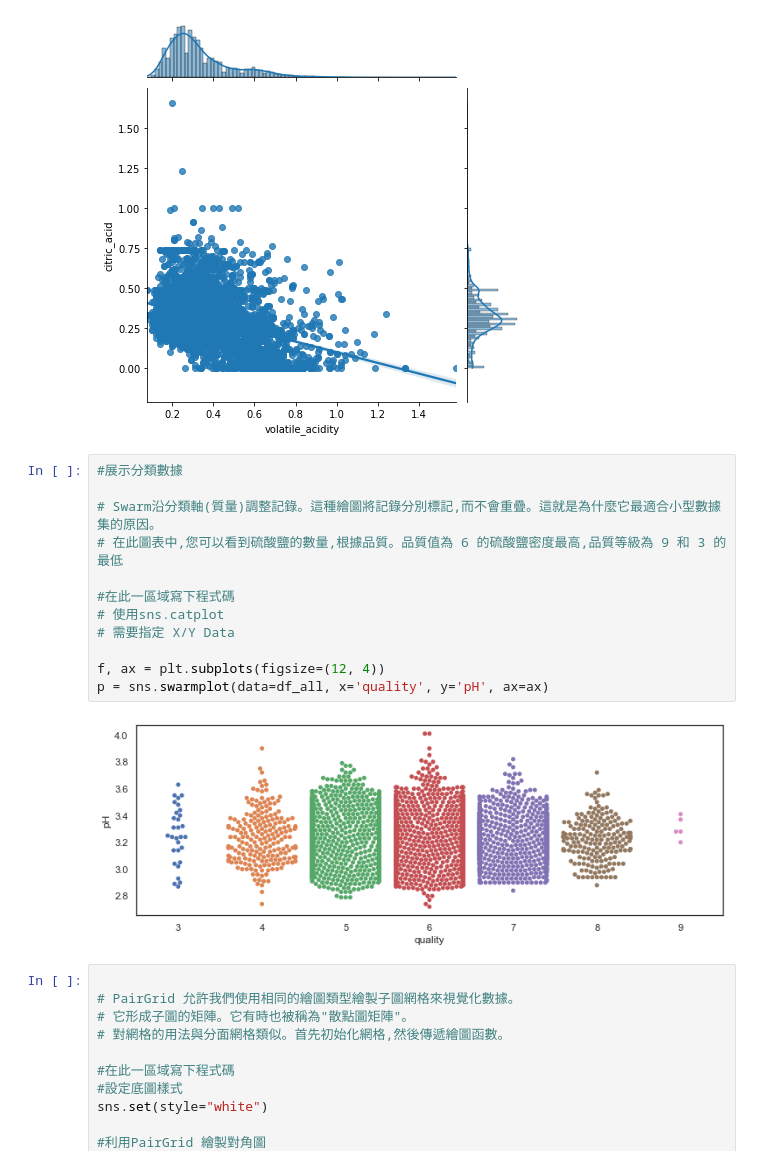
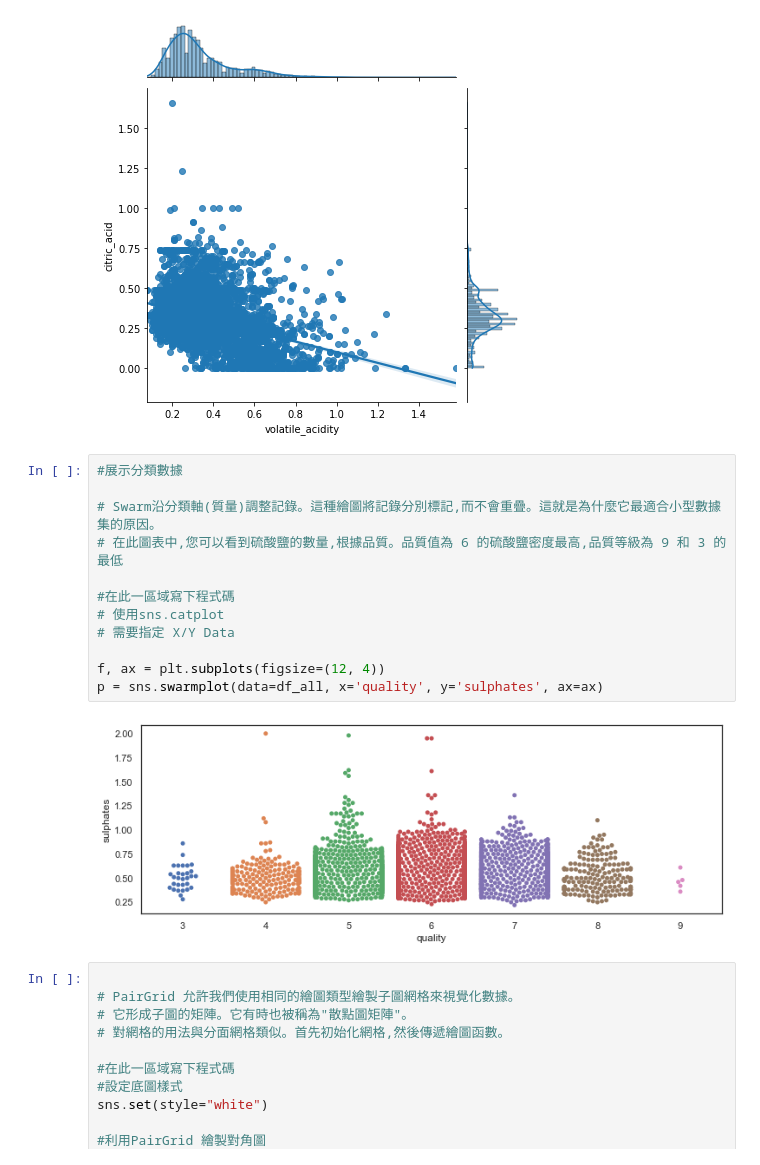
Before and after one commit to mannydu107/Python-homework-, a Jupyter notebook: D22 homework.ipynb, the cells around one changed output. Cells and saved outputs as stored; diff of their text form.

```diff
--- a/D22 homework.ipynb
+++ b/D22 homework.ipynb
@@ -166,17 +166,17 @@ c = sns.jointplot("volatile_acidity", "citric_acid", data = df_all, kind = 'reg'
 # %%
 #展示分類數據
 
 # Swarm沿分類軸(質量)調整記錄。這種繪圖將記錄分別標記,而不會重疊。這就是為什麼它最適合小型數據集的原因。
 # 在此圖表中,您可以看到硫酸鹽的數量,根據品質。品質值為 6 的硫酸鹽密度最高,品質等級為 9 和 3 的最低
 
 #在此一區域寫下程式碼
 # 使用sns.catplot
 # 需要指定 X/Y Data
 
 f, ax = plt.subplots(figsize=(12, 4))
-p = sns.swarmplot(data=df_all, x='quality', y='pH', ax=ax)
+p = sns.swarmplot(data=df_all, x='quality', y='sulphates', ax=ax)
 # %% [output]
-[figure, old version]
+[figure, new version]
 # %%
 
 # PairGrid 允許我們使用相同的繪圖類型繪製子圖網格來視覺化數據。
```
Also changed, not shown: 1 other file.
